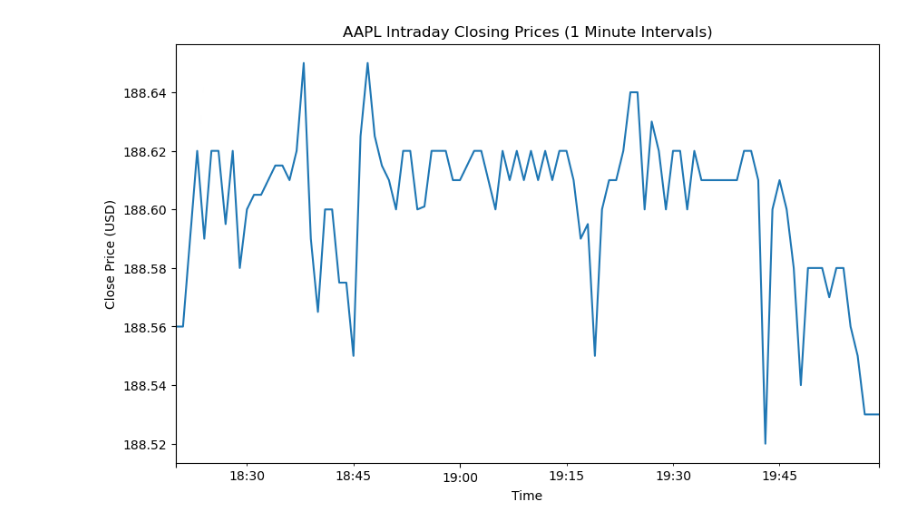
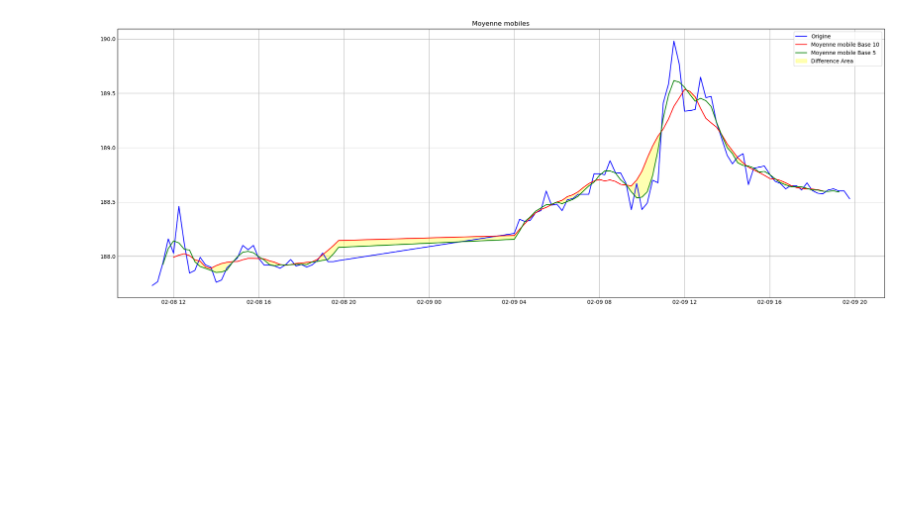
Before and after one commit to DalvikLoger/trading, a Jupyter notebook: API_Trading.ipynb, the cells around one changed output. Cells and saved outputs as stored; diff of their text form; code cells hidden in the pictures; blank space fills up the shorter version.

```diff
--- a/API_Trading.ipynb
+++ b/API_Trading.ipynb
@@ -10,8 +10,8 @@ response = requests.get("https://www.alphavantage.co", params=fields)
 ts = TimeSeries(key=API_KEY, output_format='pandas')
 
 from_currency='USD'
-symbol = 'IBM'
-interval = '1min'
+symbol = 'AAPL'
+interval = '15min'
 data, meta_data = ts.get_intraday(symbol=symbol, interval=interval)
 
 # Display the data
@@ -64,20 +64,16 @@ symbol = 'AAPL'
 import matplotlib.pyplot as plt
 from alpha_vantage.timeseries import TimeSeries
 
-try:
-    ts = TimeSeries(key=API_KEY, output_format='pandas')
-    data, meta_data = ts.get_intraday(symbol=symbol, interval='1min', outputsize='compact')
 
-    # Display the data
-    print(data.head())
-
-    # Plot the closing prices
-    plt.figure(figsize=(10, 6))
-    data['4. close'].plot(title=f'{symbol} Intraday Closing Prices (1 Minute Intervals)')
-    plt.xlabel('Time')
-    plt.ylabel('Close Price (USD)')
-    plt.show()
-
-except ValueError as e:
-    print(f"Error: {e}")
+mean_100 = data['4. close'].rolling(window = 10, center = True).mean()
+mean_50 = data['4. close'].rolling(window = 5, center = True).mean()
+#Affichage de la série
+plt.figure(figsize=(20,7))
+plt.plot(data['4. close'], color = 'blue', label = 'Origine')
+plt.plot(mean_100, color = 'red', label = 'Moyenne mobile Base 10')
+plt.plot(mean_50, color = 'green', label = 'Moyenne mobile Base 5')
+plt.fill_between(mean_100.index, mean_100, mean_50, where=(mean_100 > mean_50), interpolate=True, color='yellow', alpha=0.3, label='Difference Area')
+plt.legend()
+plt.title('Moyenne mobiles')
+plt.show()
 # %% [output]
@@ -91,4 +80,4 @@ date
-[figure, old version]
+[figure, new version]
 # %%
 import requests
 tickers = 'AAPL'
```
Also changed, not shown: parts of 17 cells of this notebook, 1 other file.
